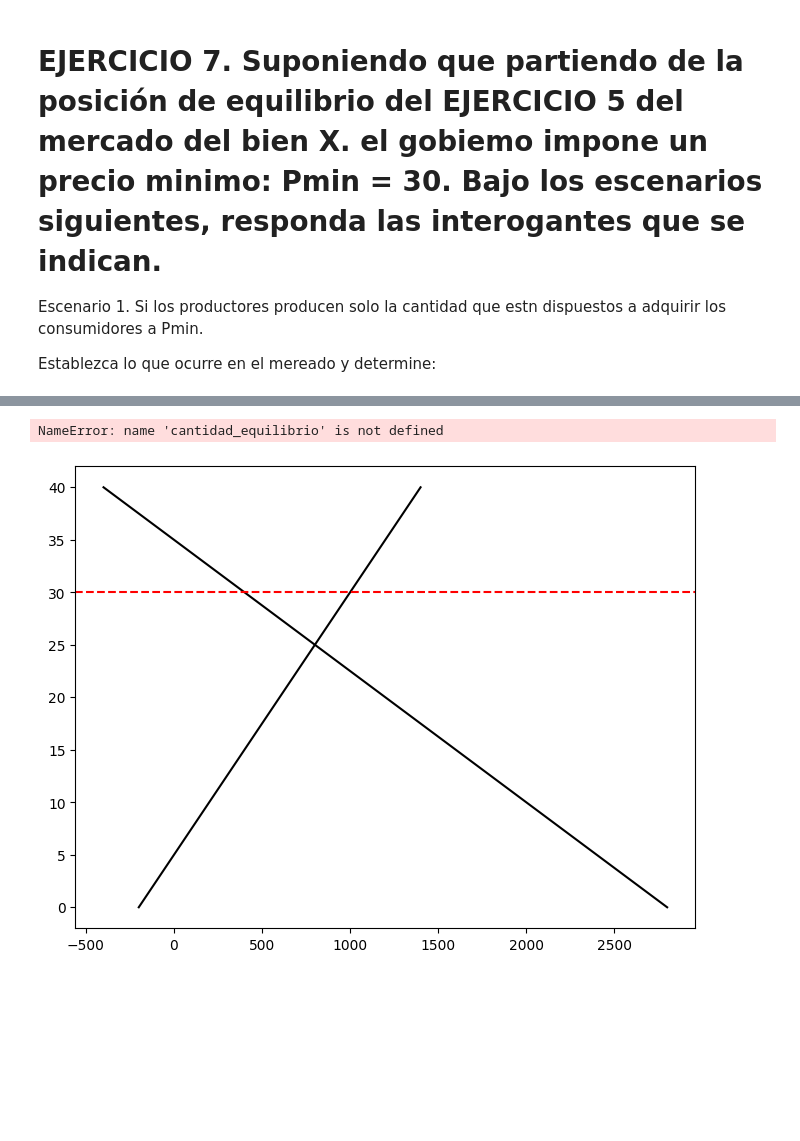
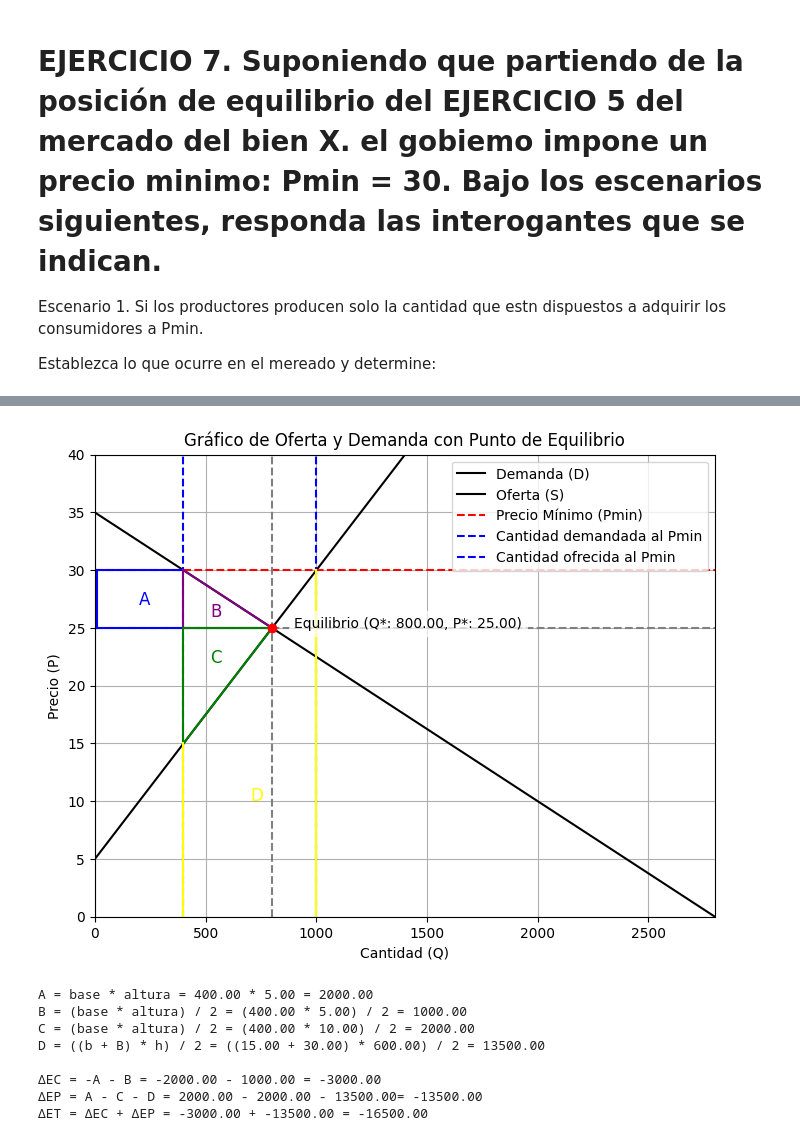
Before and after one commit to MelphisDJP/Project-Python, a Jupyter notebook: PC - Melphis/Practica 1 Microeconomía/Practica 1 Microeconomía/main.ipynb, the cells around one changed output, grey strips where cells are left out. Saved outputs shown, nothing was run; the diff lists cells and outputs as text; code cells hidden in the pictures; blank space fills up the shorter version.

```diff
--- a/PC - Melphis/Practica 1 Microeconomía/Practica 1 Microeconomía/main.ipynb
+++ b/PC - Melphis/Practica 1 Microeconomía/Practica 1 Microeconomía/main.ipynb
@@ -1616,7 +1638,7 @@ plt.plot(Qd_func(precios), precios, label="Demanda (D)", color="black")
 plt.plot(Qs_func(precios), precios, label="Oferta (S)", color="black")
 
 # Añadir línea de precio máximo impuesto por el gobierno
-plt.axhline(y=P_min, color="red", linestyle="--", label="Precio Máximo (Pmax)")
+plt.axhline(y=P_min, color="red", linestyle="--", label="Precio Mínimo (Pmin)")
 
 # Marcar el punto de equilibrio
 plt.scatter([cantidad_equilibrio], [precio_equilibrio], color="red", zorder=5)
@@ -1632,71 +1654,82 @@ plt.axvline(x=cantidad_equilibrio, color="gray", linestyle="--")
 plt.axhline(y=precio_equilibrio, color="gray", linestyle="--")
 
 # Añadir línea vertical en el punto donde el precio máximo cruza la línea de oferta
-plt.axvline(x=cantidad_ofrecida, color="red", linestyle="--", label="Cantidad ofrecida al Pmax")
-plt.axvline(x=cantidad_demandada, color="blue", linestyle="--", label="Cantidad demandada al Pmax")
+plt.axvline(x=cantidad_demandada, color="blue", linestyle="--", label="Cantidad demandada al Pmin")
+plt.axvline(x=cantidad_ofrecida, color="blue", linestyle="--", label="Cantidad ofrecida al Pmin")
 
-# Dibujar las líneas del triángulo Excedente de Consumidor (EC)
-plt.plot([cantidad_ofrecida, cantidad_ofrecida], [25, 30], color="purple")  # Lado vertical
-plt.plot([cantidad_ofrecida, cantidad_equilibrio], [25, 25], color="purple")  # Lado horizontal
-plt.plot([cantidad_ofrecida, cantidad_equilibrio], [30, 25], color="purple")  # Hipotenusa
+# Dibujar las líneas del rectangulo Excedente de Productor (A)
+plt.plot([10, 10], [precio_equilibrio, P_min], color="blue")  # Lado vertical
+plt.plot([0, cantidad_demandada], [P_min, P_min], color="blue")  # Lado horizontal
+plt.plot([0, cantidad_demandada], [precio_equilibrio, precio_equilibrio], color="blue")  # Hipotenusa
+
+# Añadir el texto "A" en el triángulo
+plt.text(200, 27, "A", fontsize=12, color="blue")  # Ajusta la posición según sea necesario
+
+# Dibujar las líneas del triángulo Excedente de Consumidor (B)
+plt.plot([cantidad_demandada, cantidad_demandada], [25, 30], color="purple")  # Lado vertical
+plt.plot([cantidad_demandada, cantidad_equilibrio], [25, 25], color="purple")  # Lado horizontal
+plt.plot([cantidad_demandada, cantidad_equilibrio], [30, 25], color="purple")  # Hipotenusa
 
 # Añadir el texto "B" en el triángulo
 plt.text(cantidad_equilibrio - 280, 26, "B", fontsize=12, color="purple")  # Ajusta la posición según sea necesario
 
-# Dibujar las líneas del triángulo Excedente de Productor (EP)
-plt.plot([cantidad_ofrecida, cantidad_ofrecida], [15, 25], color="green")  # Lado vertical
-plt.plot([cantidad_ofrecida, cantidad_equilibrio], [25, 25], color="green")  # Lado horizontal
-plt.plot([cantidad_ofrecida, cantidad_equilibrio], [15, 25], color="green")  # Hipotenusa
+# Dibujar las líneas del triángulo Excedente de Productor (C)
+plt.plot([cantidad_demandada, cantidad_demandada], [15, 25], color="green")  # Lado vertical
+plt.plot([cantidad_demandada, cantidad_equilibrio], [25, 25], color="green")  # Lado horizontal
+plt.plot([cantidad_demandada, cantidad_equilibrio], [15, 25], color="green")  # Hipotenusa
 
 # Añadir el texto "C" en el triángulo
 plt.text(cantidad_equilibrio - 280, 22, "C", fontsize=12, color="green")  # Ajusta la posición según sea necesario
 
-# Dibujar las líneas del rectangulo Excedente de Productor (EP)
-plt.plot([10, 10], [15, 25], color="blue")  # Lado vertical
-plt.plot([0, cantidad_ofrecida], [15, 15], color="blue")  # Lado horizontal
-plt.plot([0, cantidad_ofrecida], [25, 25], color="blue")  # Hipotenusa
+# Dibujar las líneas del triángulo Excedente de Productor (D)
+plt.plot([cantidad_demandada, cantidad_demandada], [0, 15], color="yellow")  # Lado Izquierdo
+plt.plot([cantidad_ofrecida, cantidad_ofrecida], [0, P_min], color="yellow")  # Lado Derecha
 
-# Añadir el texto "A" en el triángulo
-plt.text(200, 20, "A", fontsize=12, color="blue")  # Ajusta la posición según sea necesario
+# Añadir el texto "D" en el triángulo
+plt.text(700, 10, "D", fontsize=12, color="yellow")  # Ajusta la posición según sea necesario
 
 # Etiquetas
 plt.xlabel("Cantidad (Q)")
 plt.ylabel("Precio (P)")
 plt.title("Gráfico de Oferta y Demanda con Punto de Equilibrio")
 
 # Ajustar los límites del eje x para que el mínimo sea 0
 plt.xlim(0, np.max(Qd_func(precios)))  # Ajusta según sea necesario para tu rango
+plt.ylim(0, np.max(precios))
 
-# Añadir leyenda y cuadrícula
-plt.legend()
+# Añadir leyenda y cuadrícula en la parte superior derecha
+plt.legend(loc='upper right')  # Cambiado para posicionar la leyenda
 plt.grid(True)
 
 # Mostrar el gráfico
 plt.show()
 
-a = (25-15)*cantidad_ofrecida
-print(f'A = b*h = (25-15)*{cantidad_ofrecida} = {a:.2f}')
-
-b = ((cantidad_equilibrio - cantidad_ofrecida) * (30 - 25)) / 2
-print(f'B = (b*h) / 2 = ({cantidad_equilibrio}-{cantidad_ofrecida})*(30-25) = {b:.2f}')
-
-
-c = ((cantidad_equilibrio - cantidad_ofrecida) * (25-15)) / 2
-print(f'C = (b*h) / 2 = (({cantidad_equilibrio}-{cantidad_ofrecida})*(25-15)) / 2 = {c:.2f}')
+# Cálculos para el área
+a = area_rectangulo(cantidad_demandada, (P_min-precio_equilibrio), 'A')
+b = area_triangulo((cantidad_equilibrio-cantidad_demandada), (P_min-precio_equilibrio), 'B')
+c = area_triangulo((cantidad_equilibrio-cantidad_demandada), (25-15), 'C')
+d = area_trapecio(15, 30, (cantidad_ofrecida-cantidad_demandada), 'D')
 
 next_line()
 
 # Cálculo del cambio en el excedente del consumidor (ΔEC)
-cambio_ec = a - b
-print(f'ΔEC = A - B = {a:.2f} - {b:.2f} = {cambio_ec:.2f}')
+cambio_ec = -a - b
+print(f'ΔEC = -A - B = -{a:.2f} - {b:.2f} = {cambio_ec:.2f}')
 
 # Cálculo del cambio en el excedente del productor (ΔEP)
-cambio_ep = -a - c
-print(f'ΔEP = -A - C = -{a:.2f} - {c:.2f} = {cambio_ep:.2f}')
+cambio_ep = a - c - d
+print(f'ΔEP = A - C - D = {a:.2f} - {c:.2f} - {d:.2f}= {cambio_ep:.2f}')
 
 # Cálculo del cambio total en los excedentes (ΔET)
 cambio_et = cambio_ec + cambio_ep
 print(f'ΔET = ΔEC + ΔEP = {cambio_ec:.2f} + {cambio_ep:.2f} = {cambio_et:.2f}')
 # %% [output]
+[figure, new version]
-NameError: name 'cantidad_equilibrio' is not defined
+A = base * altura = 400.00 * 5.00 = 2000.00
+B = (base * altura) / 2 = (400.00 * 5.00) / 2 = 1000.00
+C = (base * altura) / 2 = (400.00 * 10.00) / 2 = 2000.00
+D = ((b + B) * h) / 2 = ((15.00 + 30.00) * 600.00) / 2 = 13500.00
+
+ΔEC = -A - B = -2000.00 - 1000.00 = -3000.00
+ΔEP = A - C - D = 2000.00 - 2000.00 - 13500.00= -13500.00
+ΔET = ΔEC + ΔEP = -3000.00 + -13500.00 = -16500.00
-[figure, old version]
```
Also changed, not shown: parts of 9 cells of this notebook.
